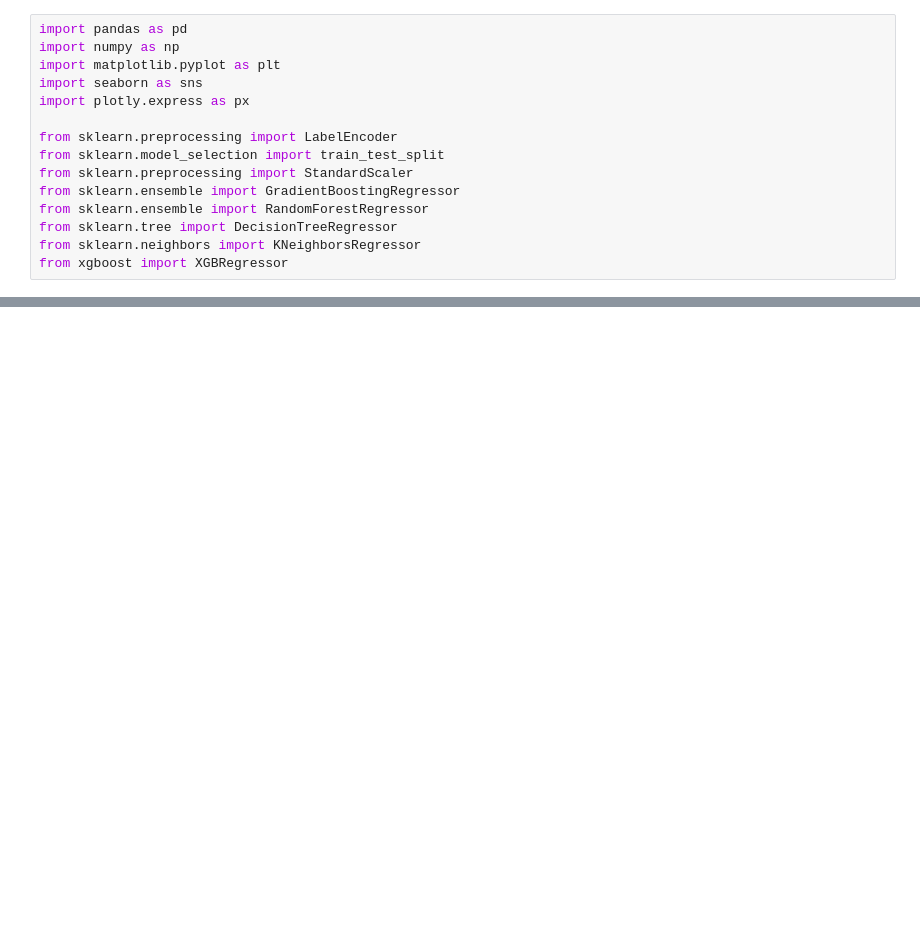
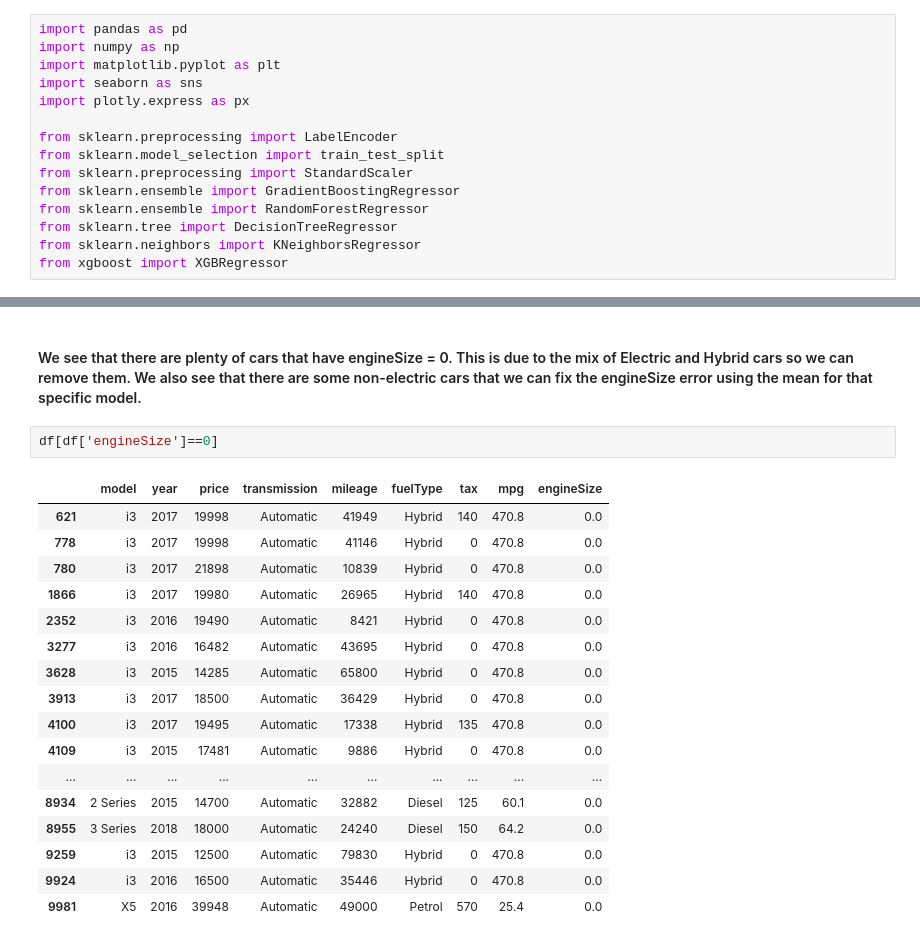
Before and after one commit to atalebizadeh/Examples, a Jupyter notebook: UK Used Cars/Analysis and Modeling.ipynb, the cells around one changed output, grey strips where cells are left out. Cells and saved outputs as stored; diff of their text form; blank space fills up the shorter version.

```diff
--- a/UK Used Cars/Analysis and Modeling.ipynb
+++ b/UK Used Cars/Analysis and Modeling.ipynb
@@ -26,0 +88,22 @@ df_bmw.head()
+# %% [markdown]
+#### We see that there are plenty of cars that have engineSize = 0. This is due to the mix of Electric and Hybrid cars so we can remove them. We also see that there are some non-electric cars that we can fix the engineSize error using the mean for that specific model.
+# %%
+df[df['engineSize']==0]
+# %% [output]
+|  | model | year | price | transmission | mileage | fuelType | tax | mpg | engineSize |
+| 621 | i3 | 2017 | 19998 | Automatic | 41949 | Hybrid | 140 | 470.8 | 0.0 |
+| 778 | i3 | 2017 | 19998 | Automatic | 41146 | Hybrid | 0 | 470.8 | 0.0 |
+| 780 | i3 | 2017 | 21898 | Automatic | 10839 | Hybrid | 0 | 470.8 | 0.0 |
+| 1866 | i3 | 2017 | 19980 | Automatic | 26965 | Hybrid | 140 | 470.8 | 0.0 |
+| 2352 | i3 | 2016 | 19490 | Automatic | 8421 | Hybrid | 0 | 470.8 | 0.0 |
+| 3277 | i3 | 2016 | 16482 | Automatic | 43695 | Hybrid | 0 | 470.8 | 0.0 |
+| 3628 | i3 | 2015 | 14285 | Automatic | 65800 | Hybrid | 0 | 470.8 | 0.0 |
+| 3913 | i3 | 2017 | 18500 | Automatic | 36429 | Hybrid | 0 | 470.8 | 0.0 |
+| 4100 | i3 | 2017 | 19495 | Automatic | 17338 | Hybrid | 135 | 470.8 | 0.0 |
+| 4109 | i3 | 2015 | 17481 | Automatic | 9886 | Hybrid | 0 | 470.8 | 0.0 |
+| ... | ... | ... | ... | ... | ... | ... | ... | ... | ... |
+| 8934 | 2 Series | 2015 | 14700 | Automatic | 32882 | Diesel | 125 | 60.1 | 0.0 |
+| 8955 | 3 Series | 2018 | 18000 | Automatic | 24240 | Diesel | 150 | 64.2 | 0.0 |
+| 9259 | i3 | 2015 | 12500 | Automatic | 79830 | Hybrid | 0 | 470.8 | 0.0 |
+| 9924 | i3 | 2016 | 16500 | Automatic | 35446 | Hybrid | 0 | 470.8 | 0.0 |
+| 9981 | X5 | 2016 | 39948 | Automatic | 49000 | Petrol | 570 | 25.4 | 0.0 |
```
Also changed, not shown: parts of 23 cells of this notebook.
